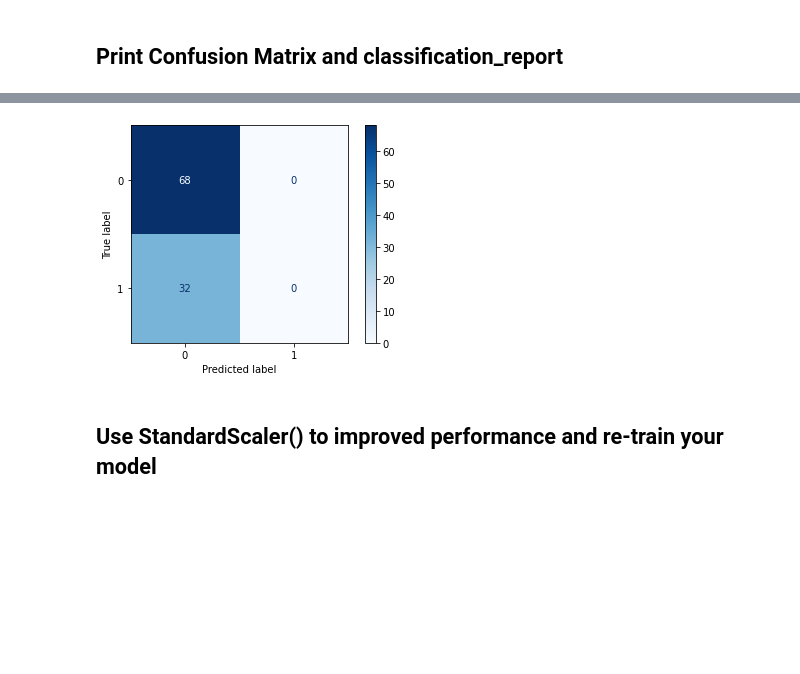
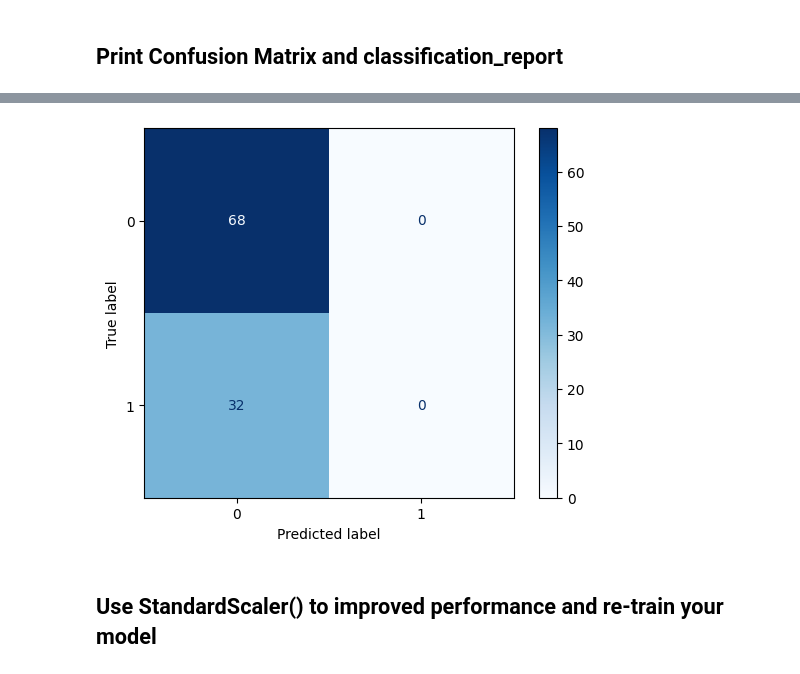
Before and after one commit to Tuwaiq-Data-Science-Bootcamp-V3/Logistic-Regression-Lab1, a Jupyter notebook: LogisticRegression_Assignment.ipynb, the cells around one changed output, grey strips where cells are left out. Drawn from its saved outputs; the diff is of its cells as text; code cells hidden in the pictures; blank space fills up the shorter version.

```diff
--- a/LogisticRegression_Assignment.ipynb
+++ b/LogisticRegression_Assignment.ipynb
@@ -65,5 +69,10 @@ Name: Purchased, dtype: int64
 # First: Logistic Regression model
 # %% [markdown]
 ## Split the dataset into Training set and Test set with test_size = 0.25 and random_state = 0
+# %%
+X_train, X_test, y_train, y_test = train_test_split(X, y, test_size=0.25, random_state=0)
 # %% [markdown]
 ## Train the model with random_state = 0
+# %%
+lr = LogisticRegression(random_state=0)
+lr.fit(X_train, y_train)
@@ -76,0 +83,3 @@ Name: Purchased, dtype: int64
+# %%
+y_pred = lr.predict(X_test)
+print(y_pred)
@@ -115,0 +119,3 @@ weighted avg       0.46      0.68      0.55       100
+# %%
+matrix = confusion_matrix(y_test, y_pred)
+matrix
@@ -116,6 +138,10 @@ weighted avg       0.46      0.68      0.55       100
+# %%
+corr = ConfusionMatrixDisplay(confusion_matrix=matrix)
+corr.plot(cmap='Blues')
+plt.show()
+# %% [output]
+[figure, added]
 # %%
-plot_confusion_matrix(classifier, X=X_test, y_true=y_test, cmap='Blues');
+# plot_confusion_matrix(lr, X=X_test, y_true=y_test, cmap='Blues');
-# %% [output]
-[figure, removed]
 # %% [markdown]
 ## Use StandardScaler() to improved performance and re-train your model
```
Also changed, not shown: parts of 20 cells of this notebook.
